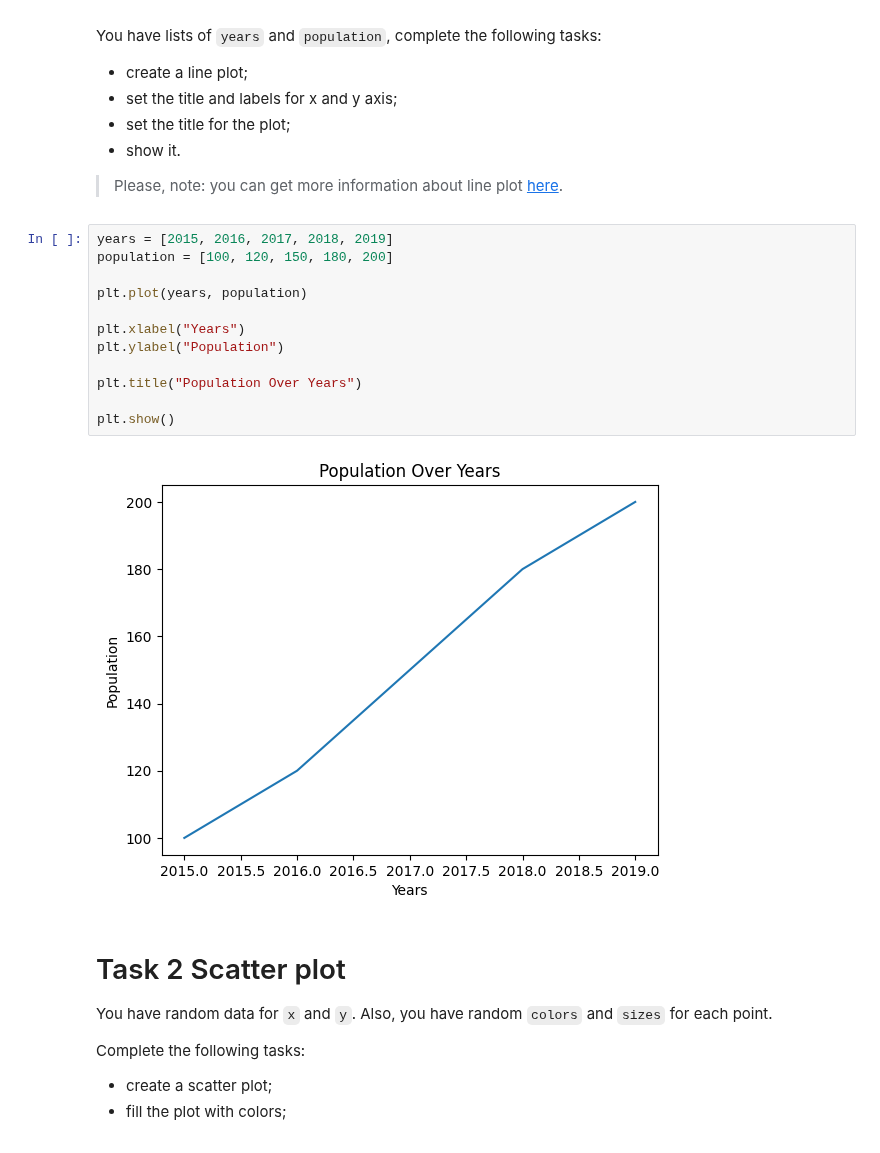
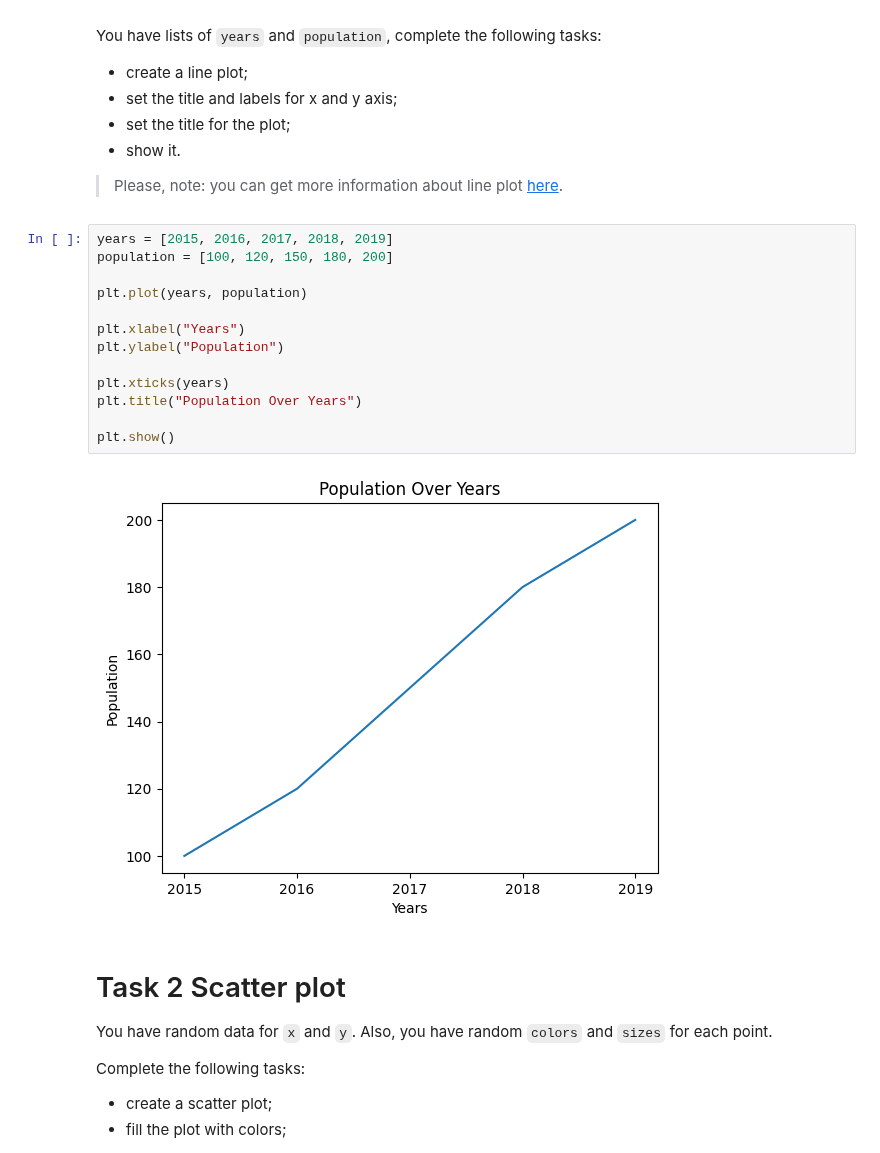
Before and after one commit to mate-academy/py-matplotlib, a Jupyter notebook: app/matplotlib.ipynb, the cells around one changed output. Saved outputs shown, nothing was run; the diff lists cells and outputs as text.

Commit message:
Rounded years and removed comments

```diff
--- a/app/matplotlib.ipynb
+++ b/app/matplotlib.ipynb
@@ -19,17 +19,18 @@ You have lists of `years` and `population`, complete the following tasks:
 # %%
 years = [2015, 2016, 2017, 2018, 2019]
 population = [100, 120, 150, 180, 200]
 
 plt.plot(years, population)
 
 plt.xlabel("Years")
 plt.ylabel("Population")
 
+plt.xticks(years)
 plt.title("Population Over Years")
 
 plt.show()
 # %% [output]
-[figure, old version]
+[figure, new version]
 # %% [markdown]
 # Task 2 Scatter plot
 
```
Also changed, not shown: parts of 4 cells of this notebook.
